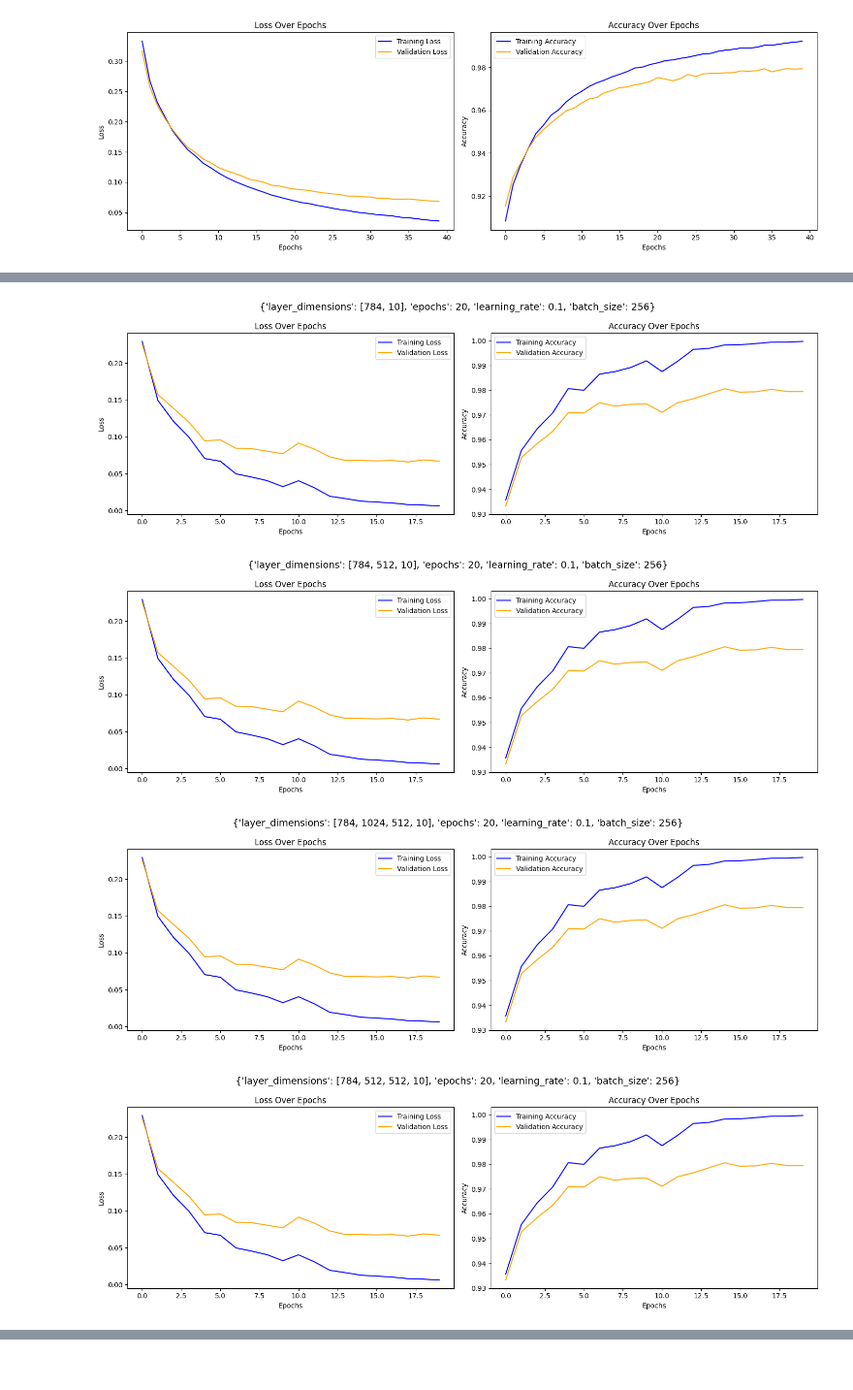
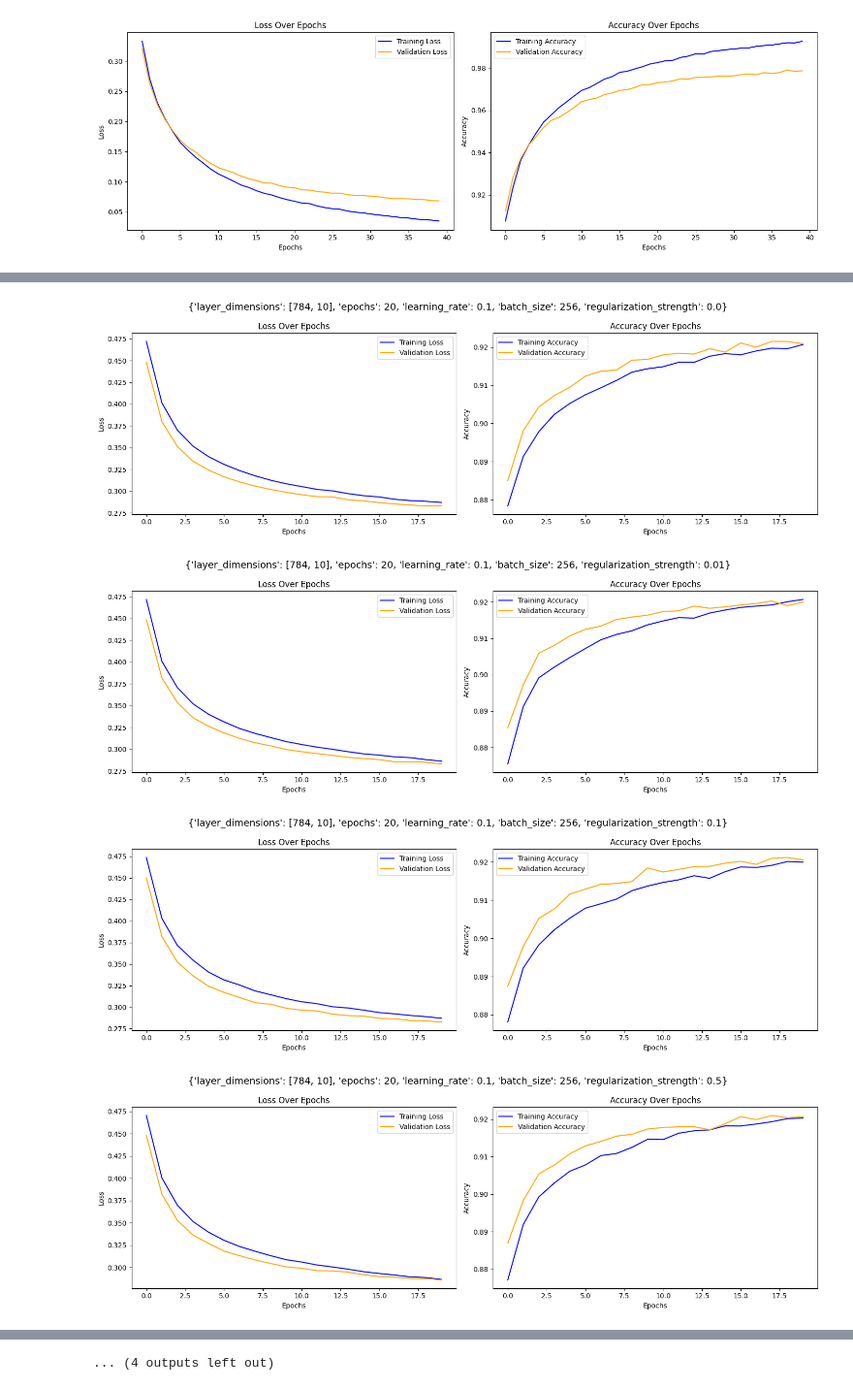
Before and after one commit to waltertan12/mnist-handwritten-digits-exploration, a Jupyter notebook: mlp.ipynb, the cells around one changed output, grey strips where cells are left out. Shown at 97% size. Cells and saved outputs as stored; diff of their text form; code cells hidden in the pictures.

Commit message:
Add regularization

```diff
--- a/mlp.ipynb
+++ b/mlp.ipynb
@@ -578,11 +596,12 @@ plot_training_history(training_history)
 [figure]
 # %%
 class MLPConfiguration:
-    def __init__(self, layer_dimensions: List[int], epochs: int, learning_rate: float, batch_size: int):
+    def __init__(self, layer_dimensions: List[int], epochs: int, learning_rate: float, batch_size: int, regularization_strength: float):
         self.layer_dimensions = layer_dimensions
         self.epochs = epochs
         self.learning_rate = learning_rate
         self.batch_size = batch_size
+        self.regularization_strength = regularization_strength
 
     def __dict__(self):
         return {
@@ -590,18 +609,29 @@ class MLPConfiguration:
             "epochs": self.epochs,
             "learning_rate": self.learning_rate,
             "batch_size": self.batch_size,
+            "regularization_strength": self.regularization_strength,
         }
 
     def __str__(self):
         return str(self.__dict__())
 
 mlp_configurations = [
-    MLPConfiguration(layer_dimensions=[784, 10], epochs=20, learning_rate=0.1, batch_size=256),
-    MLPConfiguration(layer_dimensions=[784, 512, 10], epochs=20, learning_rate=0.1, batch_size=256),
-    MLPConfiguration(layer_dimensions=[784, 1024, 512, 10], epochs=20, learning_rate=0.1, batch_size=256),
-    MLPConfiguration(layer_dimensions=[784, 512, 512, 10], epochs=20, learning_rate=0.1, batch_size=256),
-    MLPConfiguration(layer_dimensions=[784, 1024, 512, 10], epochs=20, learning_rate=0.1, batch_size=256),
-    MLPConfiguration(layer_dimensions=[784, 1024, 512, 256, 10], epochs=20, learning_rate=0.1, batch_size=256),
+    MLPConfiguration(layer_dimensions=[784, 10], epochs=20, learning_rate=0.1, batch_size=256, regularization_strength=0.0),
+    MLPConfiguration(layer_dimensions=[784, 10], epochs=20, learning_rate=0.1, batch_size=256, regularization_strength=0.01),
+    MLPConfiguration(layer_dimensions=[784, 10], epochs=20, learning_rate=0.1, batch_size=256, regularization_strength=0.1),
+    MLPConfiguration(layer_dimensions=[784, 10], epochs=20, learning_rate=0.1, batch_size=256, regularization_strength=0.5),
+    MLPConfiguration(layer_dimensions=[784, 512, 10], epochs=20, learning_rate=0.1, batch_size=256, regularization_strength=0.0),
+    MLPConfiguration(layer_dimensions=[784, 512, 10], epochs=20, learning_rate=0.1, batch_size=256, regularization_strength=0.01),
+    MLPConfiguration(layer_dimensions=[784, 512, 10], epochs=20, learning_rate=0.1, batch_size=256, regularization_strength=0.1),
+    MLPConfiguration(layer_dimensions=[784, 512, 10], epochs=20, learning_rate=0.1, batch_size=256, regularization_strength=0.5),
+    MLPConfiguration(layer_dimensions=[784, 1024, 512, 10], epochs=20, learning_rate=0.1, batch_size=256, regularization_strength=0.0),
+    MLPConfiguration(layer_dimensions=[784, 1024, 512, 10], epochs=20, learning_rate=0.1, batch_size=256, regularization_strength=0.01),
+    MLPConfiguration(layer_dimensions=[784, 1024, 512, 10], epochs=20, learning_rate=0.1, batch_size=256, regularization_strength=0.1),
+    MLPConfiguration(layer_dimensions=[784, 1024, 512, 10], epochs=20, learning_rate=0.1, batch_size=256, regularization_strength=0.5),
+    MLPConfiguration(layer_dimensions=[784, 1024, 512, 256, 10], epochs=20, learning_rate=0.1, batch_size=256, regularization_strength=0.0),
+    MLPConfiguration(layer_dimensions=[784, 1024, 512, 256, 10], epochs=20, learning_rate=0.1, batch_size=256, regularization_strength=0.01),
+    MLPConfiguration(layer_dimensions=[784, 1024, 512, 256, 10], epochs=20, learning_rate=0.1, batch_size=256, regularization_strength=0.1),
+    MLPConfiguration(layer_dimensions=[784, 1024, 512, 256, 10], epochs=20, learning_rate=0.1, batch_size=256, regularization_strength=0.5),
 ]
 # %%
 configurable_mlp_results: List[Tuple[MLPConfiguration, ConfigurableMLP, TrainingHistory, float]] = []
@@ -616,6 +646,7 @@ for mlp_configuration in mlp_configurations:
         epochs=mlp_configuration.epochs,
         learning_rate=mlp_configuration.learning_rate,
         batch_size=mlp_configuration.batch_size,
+        regularization_strength=mlp_configuration.regularization_strength,
     )
     end = datetime.datetime.now()
     configurable_mlp_results.append((mlp_configuration, trained_configurable_model, configurable_model_training_history, (end - start).total_seconds()))
@@ -675,8 +707,8 @@ Found 196 misclassified images.
 # %%
-for (mlp_configuration, trained_configurable_model, _, total_duration) in configurable_mlp_results:
-    plot_training_history(configurable_model_training_history, str(mlp_configuration.__dict__()))
+for (mlp_configuration, trained_configurable_model, training_history, total_duration) in configurable_mlp_results:
+    plot_training_history(training_history, str(mlp_configuration))
 # %% [output]
-[figure, old version]
+[figure, new version]
-[figure, old version]
+[figure, new version]
-[figure, old version]
+[figure, new version]
-[figure, old version]
+[figure, new version]
@@ -684,0 +723 @@ for (mlp_configuration, trained_configurable_model, _, total_duration) in config
+... (4 outputs left out)
```
Also changed, not shown: parts of 6 cells of this notebook.
